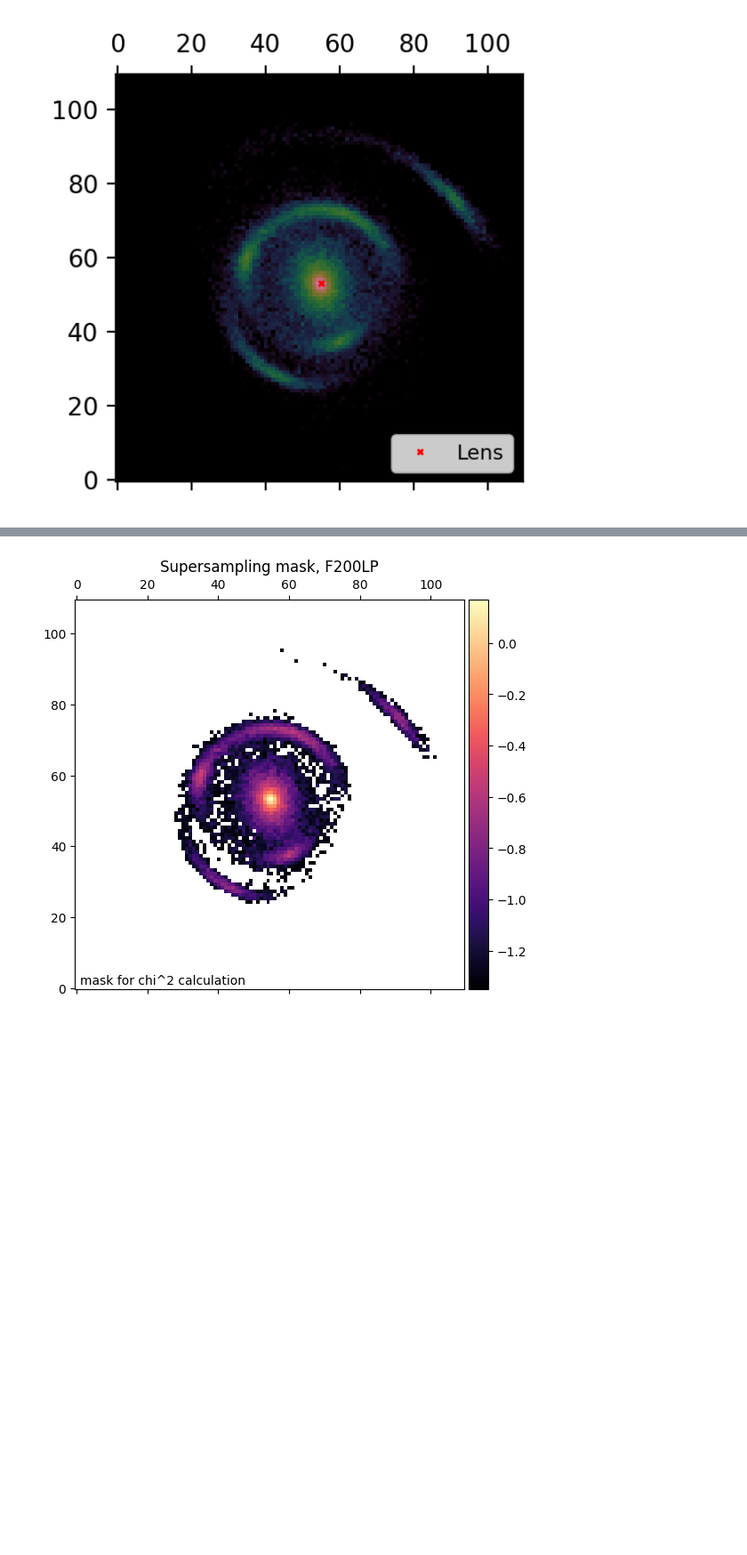
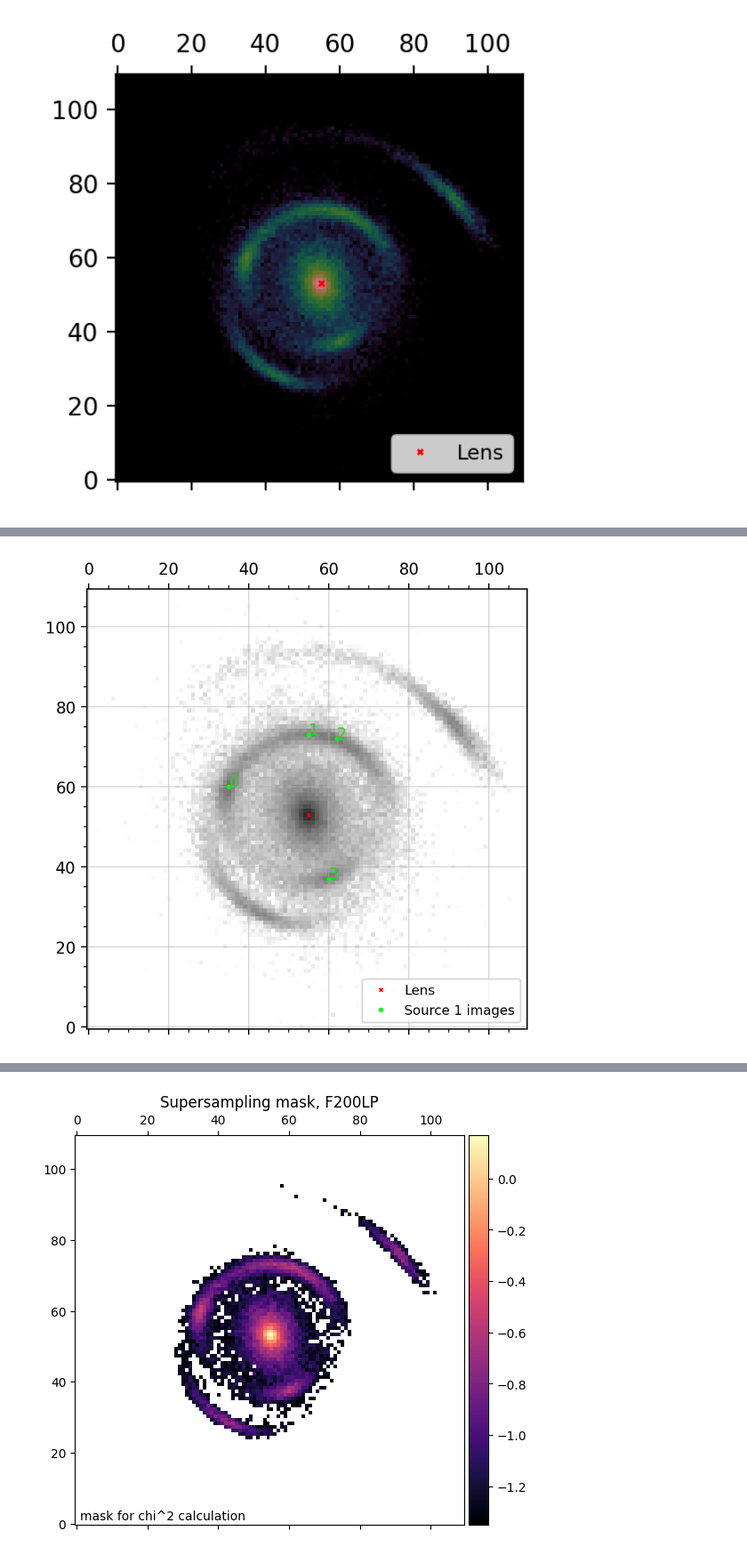
Before and after one commit to rodelcr/lenstronomy_AGEL_modules, a Jupyter notebook: modularization_sandbox/20250904_Mock_1_DSPL_modeling.ipynb, the cells around one changed output, grey strips where cells are left out. Shown: that part at 89% size. Saved outputs shown, nothing was run; the diff lists cells and outputs as text; code cells hidden in the pictures; blank space fills up the shorter version.

Commit message:
Position Modeling for 1 plane fixed

```diff
--- a/modularization_sandbox/20250904_Mock_1_DSPL_modeling.ipynb
+++ b/modularization_sandbox/20250904_Mock_1_DSPL_modeling.ipynb
@@ -39,3 +23,10 @@ position_modeling_plot(kwargs_data_F200LP, kwargs_psf_F200LP,
+# %%
+position_modeling_plot(kwargs_data_F200LP, kwargs_psf_F200LP,
+                       source2 = False,
+                       s1_x_F200LP = np.array([35,55,62,60]),
+                       s1_y_F200LP = np.array([60,73,72,37]),                     positions_found = True)
+# %% [output]
+[figure, added]
 # %%
 key_initial_guesses = position_modeling_calculation(plot_model_prediction = False, plot_convergence = True)
 
```
Also changed, not shown: parts of 4 cells of this notebook, 2 other files.
